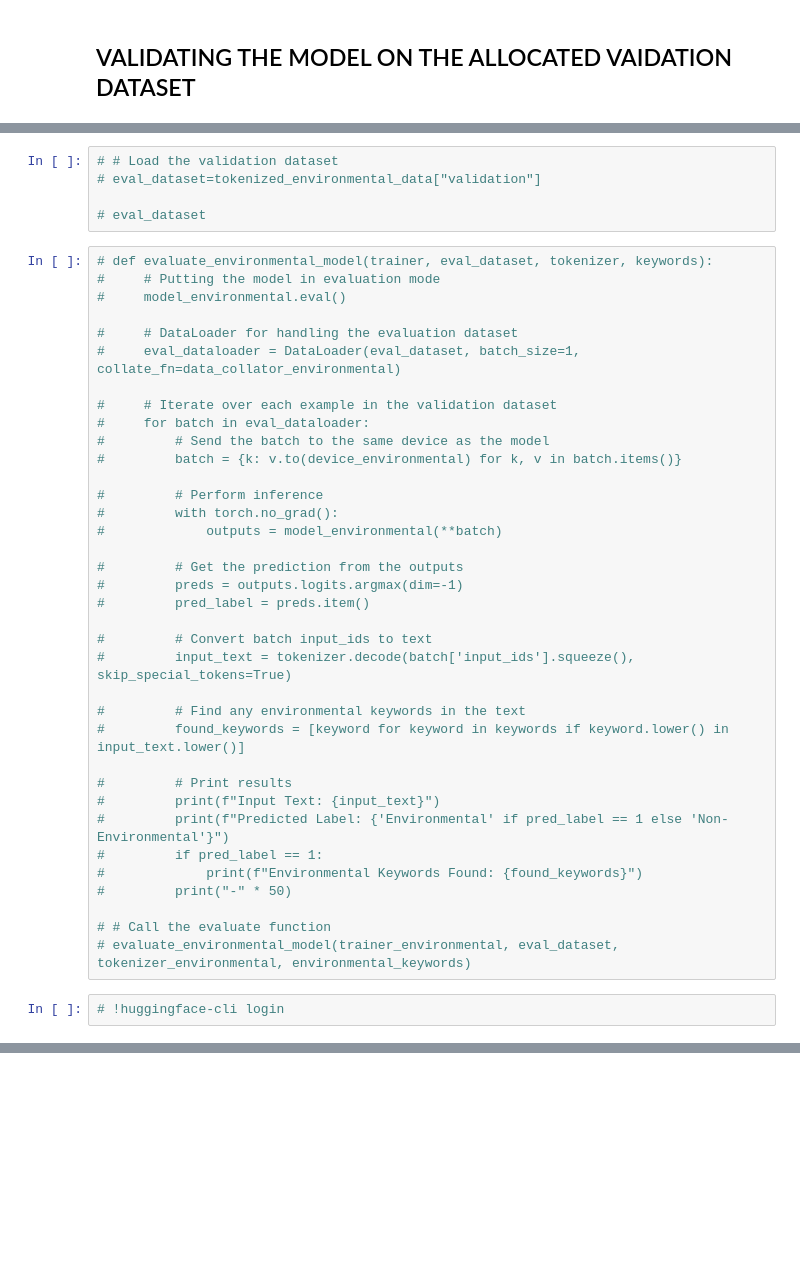
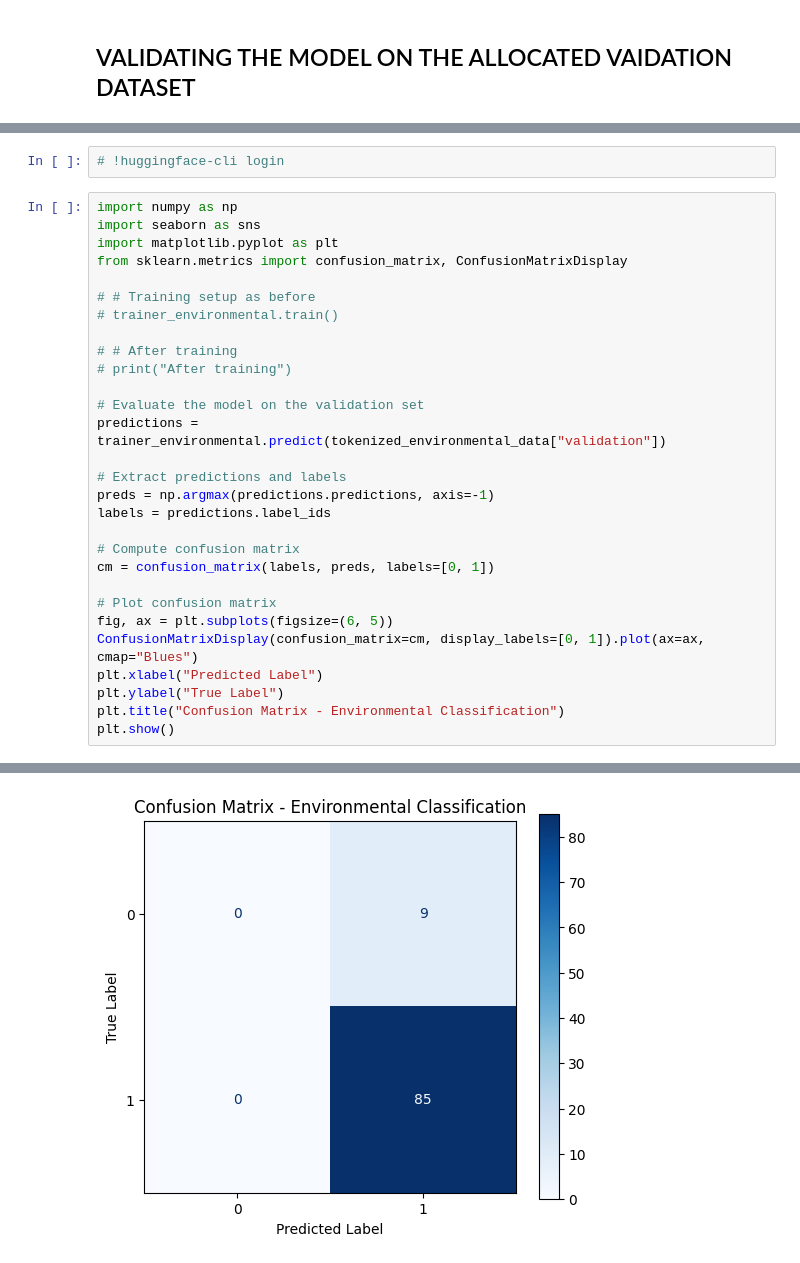
Before and after one commit to Fabchirajoul/ESG_MODELS, a Jupyter notebook: ESG_Environmental.ipynb, the cells around one changed output, grey strips where cells are left out. Saved outputs shown, nothing was run; the diff lists cells and outputs as text; blank space fills up the shorter version.

```diff
--- a/ESG_Environmental.ipynb
+++ b/ESG_Environmental.ipynb
@@ -713,43 +617,32 @@ TrainOutput(global_step=799, training_loss=0.4183128915531316, metrics={'train_r
-# %%
-# # Load the validation dataset
-# eval_dataset=tokenized_environmental_data["validation"]
-
-# eval_dataset
-# %%
-# def evaluate_environmental_model(trainer, eval_dataset, tokenizer, keywords):
-#     # Putting the model in evaluation mode
-#     model_environmental.eval()
-
-#     # DataLoader for handling the evaluation dataset
-#     eval_dataloader = DataLoader(eval_dataset, batch_size=1, collate_fn=data_collator_environmental)
-
-#     # Iterate over each example in the validation dataset
-#     for batch in eval_dataloader:
-#         # Send the batch to the same device as the model
-#         batch = {k: v.to(device_environmental) for k, v in batch.items()}
-
-#         # Perform inference
-#         with torch.no_grad():
-#             outputs = model_environmental(**batch)
-
-#         # Get the prediction from the outputs
-#         preds = outputs.logits.argmax(dim=-1)
-#         pred_label = preds.item()
-
-#         # Convert batch input_ids to text
-#         input_text = tokenizer.decode(batch['input_ids'].squeeze(), skip_special_tokens=True)
-
-#         # Find any environmental keywords in the text
-#         found_keywords = [keyword for keyword in keywords if keyword.lower() in input_text.lower()]
-
-#         # Print results
-#         print(f"Input Text: {input_text}")
-#         print(f"Predicted Label: {'Environmental' if pred_label == 1 else 'Non-Environmental'}")
-#         if pred_label == 1:
-#             print(f"Environmental Keywords Found: {found_keywords}")
-#         print("-" * 50)
-
-# # Call the evaluate function
-# evaluate_environmental_model(trainer_environmental, eval_dataset, tokenizer_environmental, environmental_keywords)
 # %%
 # !huggingface-cli login
+# %%
+import numpy as np
+import seaborn as sns
+import matplotlib.pyplot as plt
+from sklearn.metrics import confusion_matrix, ConfusionMatrixDisplay
+
+# # Training setup as before
+# trainer_environmental.train()
+
+# # After training
+# print("After training")
+
+# Evaluate the model on the validation set
+predictions = trainer_environmental.predict(tokenized_environmental_data["validation"])
+
+# Extract predictions and labels
+preds = np.argmax(predictions.predictions, axis=-1)
+labels = predictions.label_ids
+
+# Compute confusion matrix
+cm = confusion_matrix(labels, preds, labels=[0, 1])
+
+# Plot confusion matrix
+fig, ax = plt.subplots(figsize=(6, 5))
+ConfusionMatrixDisplay(confusion_matrix=cm, display_labels=[0, 1]).plot(ax=ax, cmap="Blues")
+plt.xlabel("Predicted Label")
+plt.ylabel("True Label")
+plt.title("Confusion Matrix - Environmental Classification")
+plt.show()
+# %% [output]
@@ -755,0 +650 @@ TrainOutput(global_step=799, training_loss=0.4183128915531316, metrics={'train_r
+[figure, added]
```
Also changed, not shown: parts of 22 cells of this notebook.
